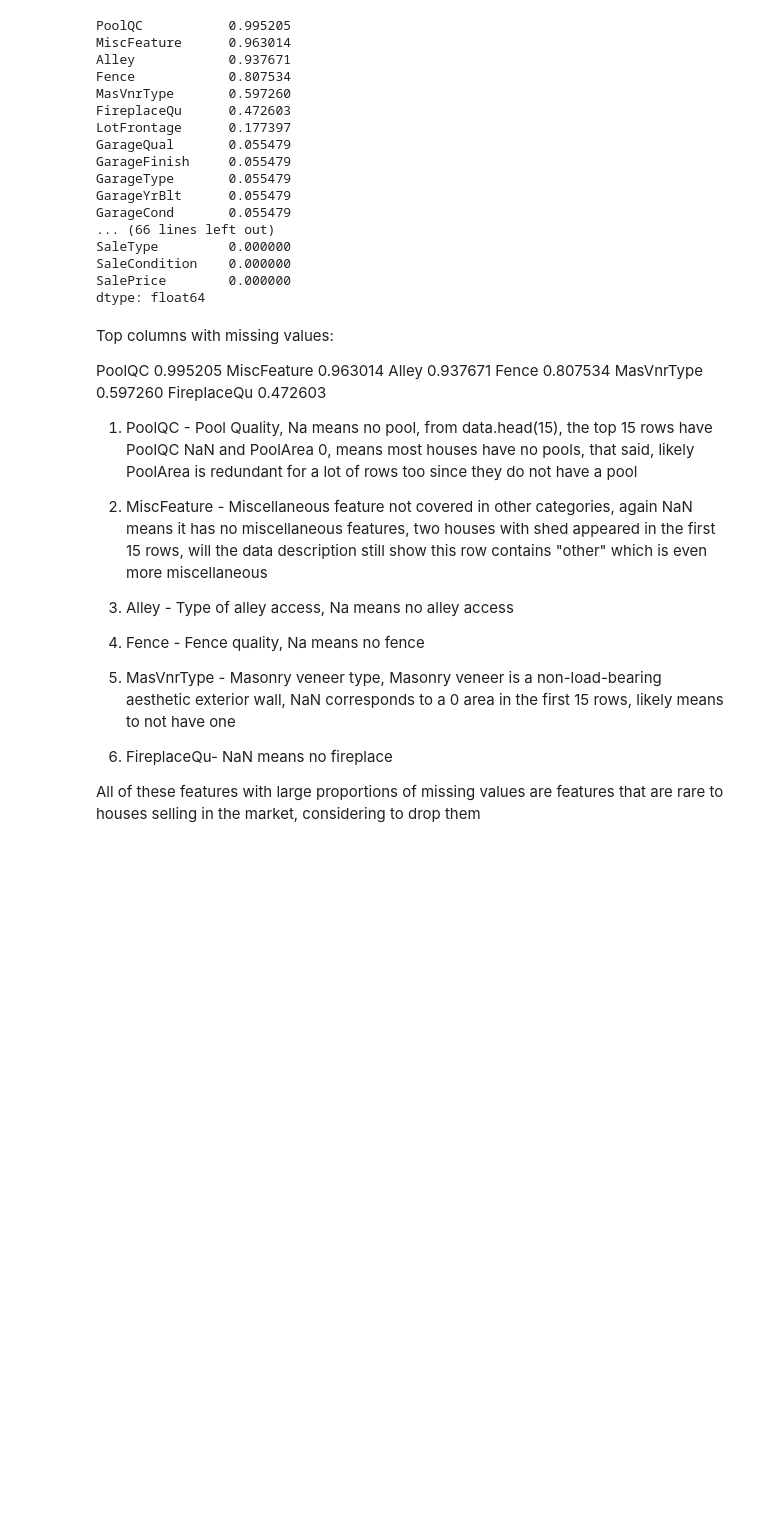
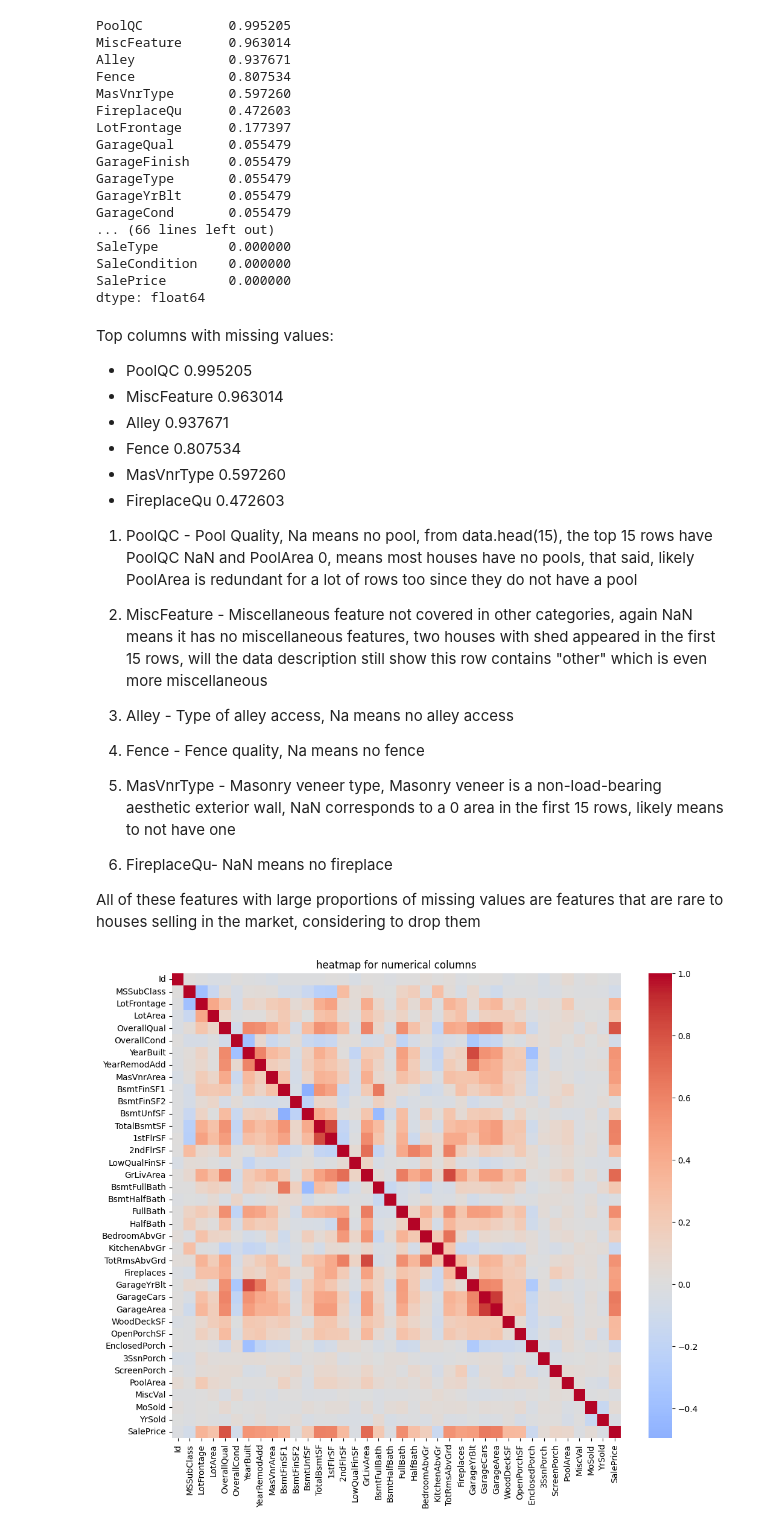
Before and after one commit to jakelis/Kaggle_House_Prices, a Jupyter notebook: notebooks/01_eda.ipynb, the cells around one changed output. Cells and saved outputs as stored; diff of their text form; code cells hidden in the pictures; blank space fills up the shorter version.

Commit message:
added heatmap

```diff
--- a/notebooks/01_eda.ipynb
+++ b/notebooks/01_eda.ipynb
@@ -203,12 +201,12 @@ dtype: float64
 # %% [markdown]
 Top columns with missing values:
 
-PoolQC           0.995205
-MiscFeature      0.963014
-Alley            0.937671
-Fence            0.807534
-MasVnrType       0.597260
-FireplaceQu      0.472603
+- PoolQC           0.995205
+- MiscFeature      0.963014
+- Alley            0.937671
+- Fence            0.807534
+- MasVnrType       0.597260
+- FireplaceQu      0.472603
 
 1. PoolQC - Pool Quality, Na means no pool, from data.head(15), the top 15 rows have PoolQC NaN and PoolArea 0, means most houses have no pools, that said, likely PoolArea is redundant for a lot of rows too since they do not have a pool
 
@@ -227,3 +225,15 @@ All of these features with large proportions of missing values are features that
 # Look for redundancy
 # numerical
 corr = data[num_cols].corr()
+# %%
+# heat map
+import numpy as np
+import seaborn as sns
+import matplotlib.pyplot as plt
+
+plt.figure(figsize=(12,10))
+sns.heatmap(corr, cmap="coolwarm", center=0)
+plt.title("heatmap for numerical columns")
+plt.show()
+# %% [output]
+[figure, added]
```
Also changed, not shown: parts of 3 cells of this notebook.
